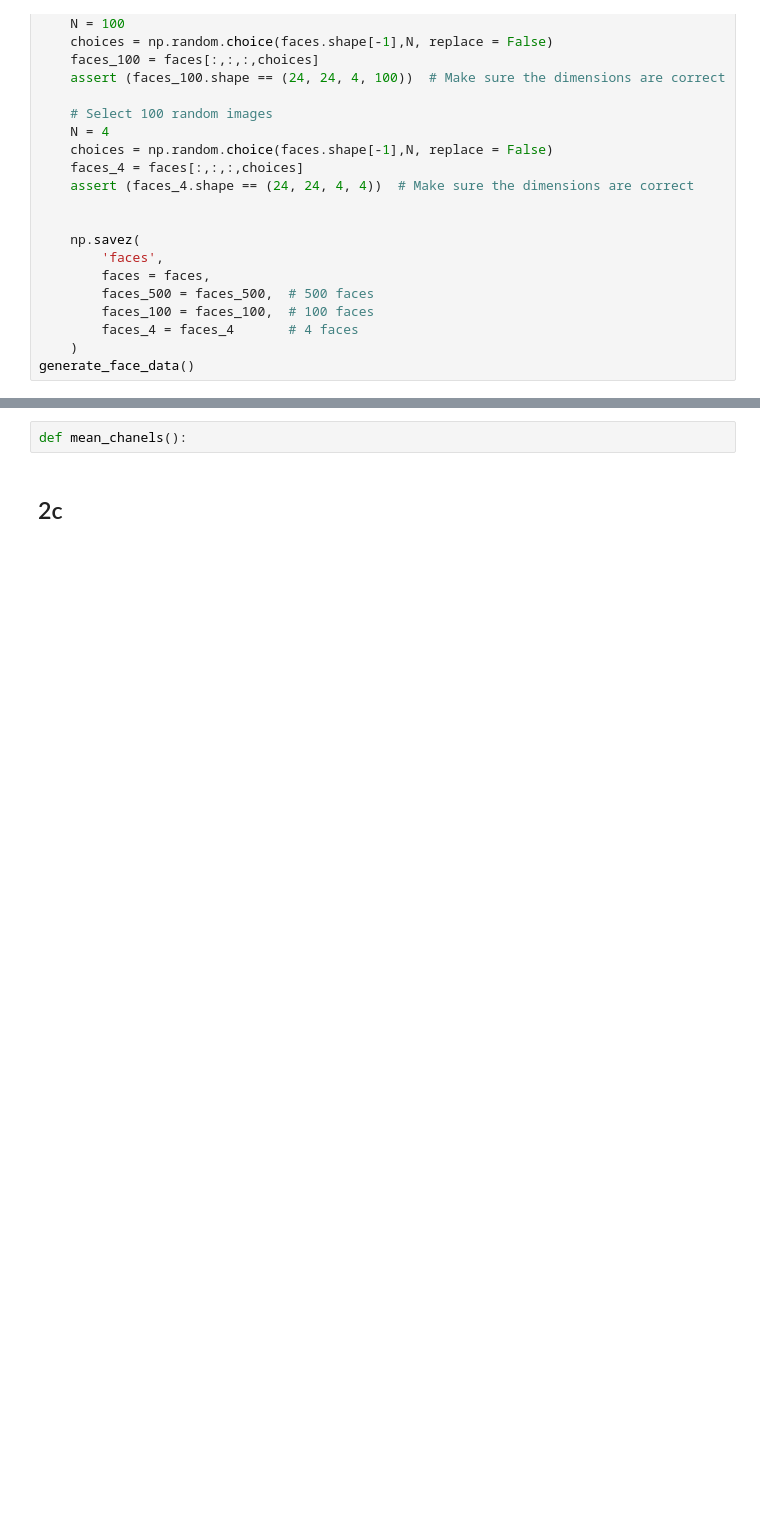
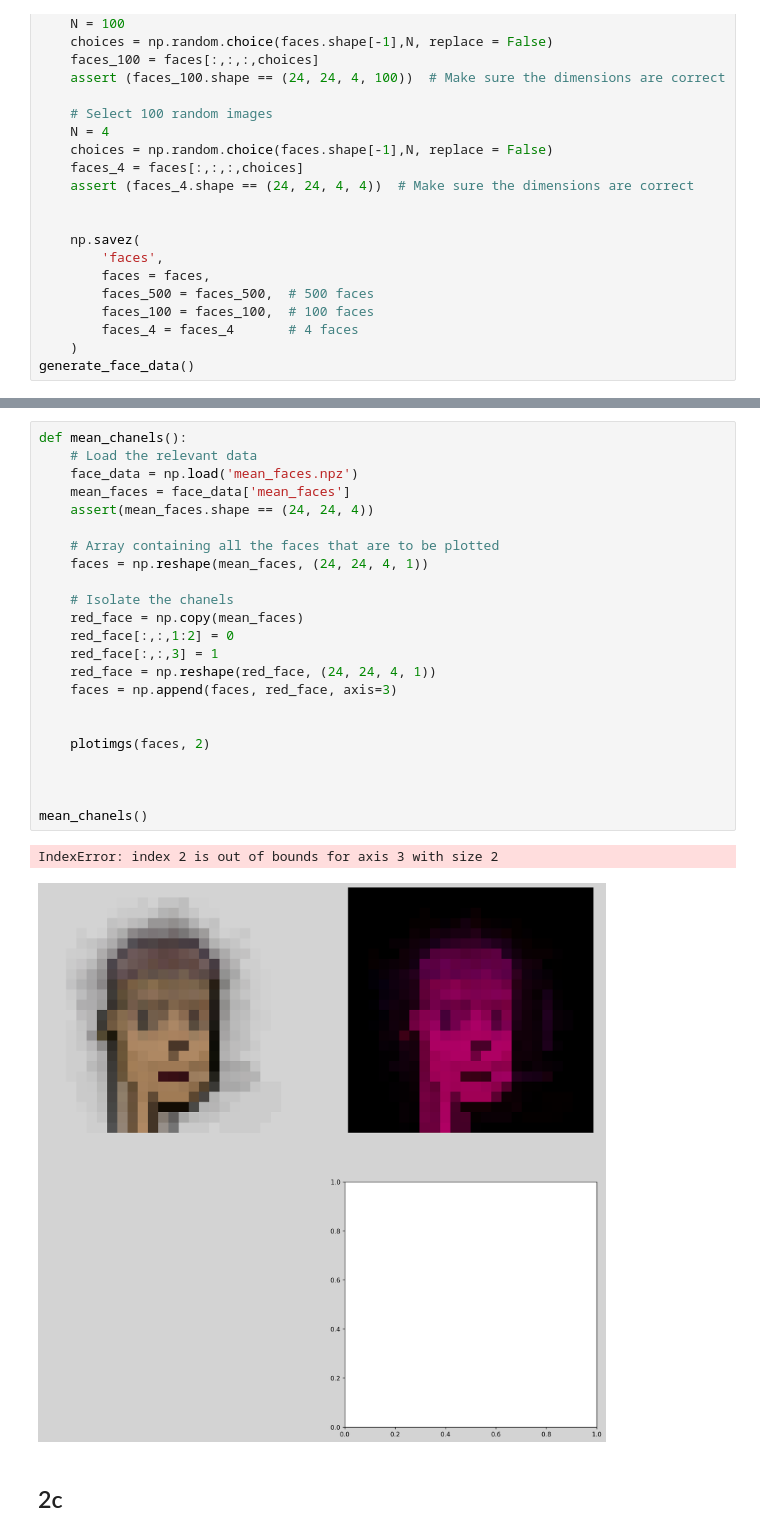
Before and after one commit to sundematias/TMA4320-IndMat-Project-3, a Jupyter notebook: main.ipynb, the cells around one changed output, grey strips where cells are left out. Cells and saved outputs as stored; diff of their text form; blank space fills up the shorter version.

Commit message:
Isolated the red

```diff
--- a/main.ipynb
+++ b/main.ipynb
@@ -470,5 +467,29 @@ KeyError: 'faces is not a file in the archive'
-# %%
-def mean_chanels():
+# %%
+def mean_chanels():
+    # Load the relevant data
+    face_data = np.load('mean_faces.npz')
+    mean_faces = face_data['mean_faces']
+    assert(mean_faces.shape == (24, 24, 4))
+
+    # Array containing all the faces that are to be plotted
+    faces = np.reshape(mean_faces, (24, 24, 4, 1))
+
+    # Isolate the chanels
+    red_face = np.copy(mean_faces)
+    red_face[:,:,1:2] = 0
+    red_face[:,:,3] = 1
+    red_face = np.reshape(red_face, (24, 24, 4, 1))
+    faces = np.append(faces, red_face, axis=3)
+
+
+    plotimgs(faces, 2)
+
+
+
+mean_chanels()
+# %% [output]
+IndexError: index 2 is out of bounds for axis 3 with size 2
+[figure, added]
 # %% [markdown]
 ## 2c
 # %%
```
Also changed, not shown: parts of 3 cells of this notebook.
